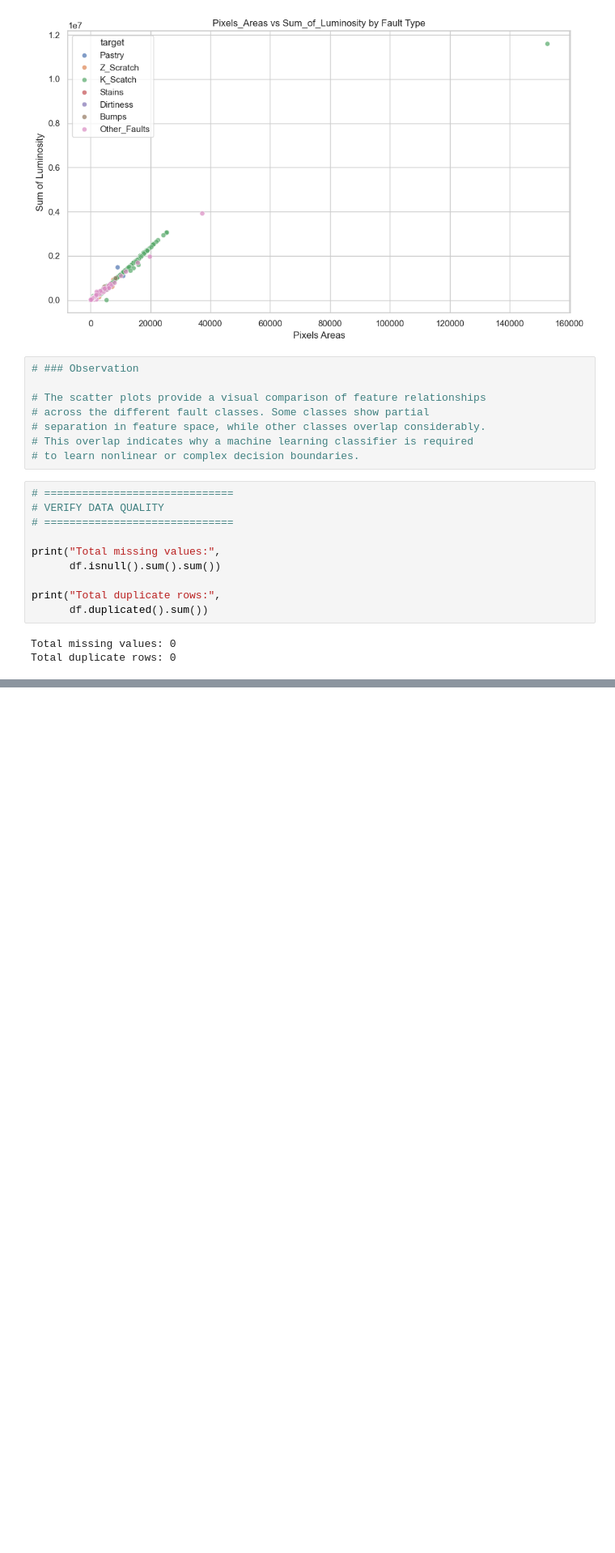
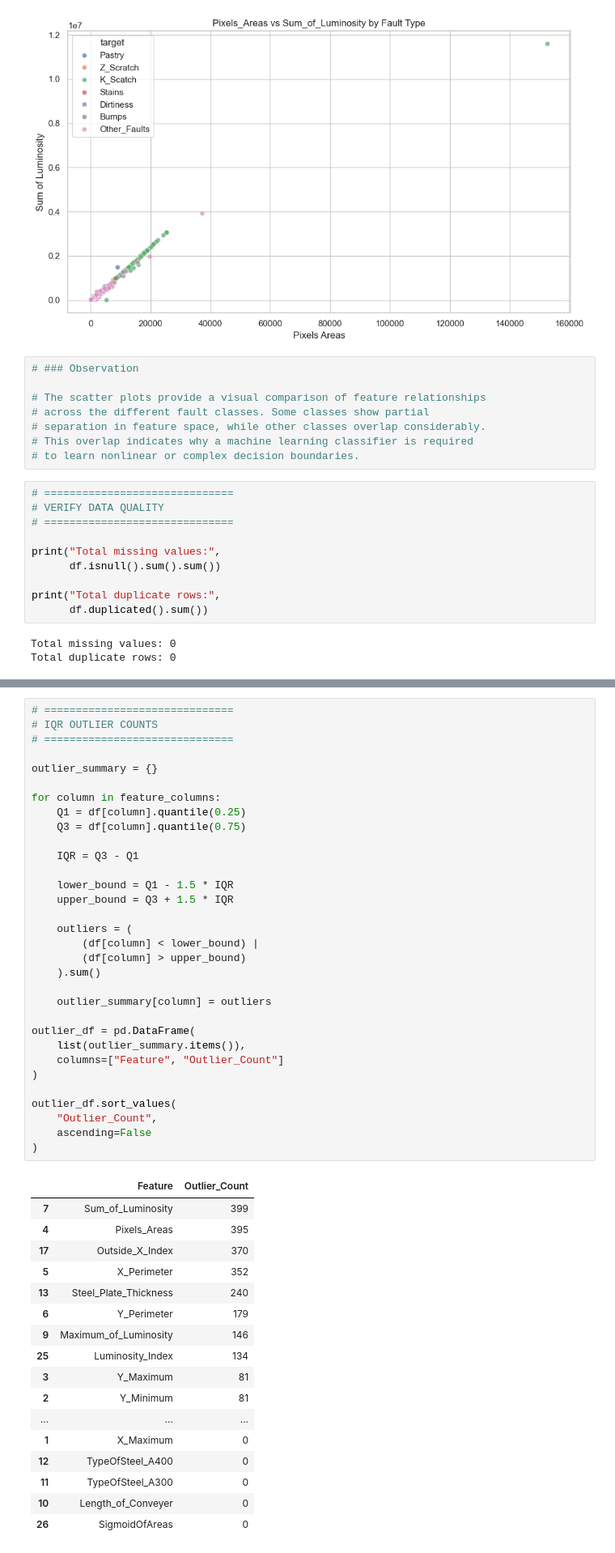
Before and after one commit to Praaneesh/PredictX_Multi_Domain_Predictive_Intelligence, a Jupyter notebook: classification.ipynb, the cells around one changed output, grey strips where cells are left out. Shown at 81% size. Drawn from its saved outputs; the diff is of its cells as text; blank space fills up the shorter version.

```diff
--- a/classification.ipynb
+++ b/classification.ipynb
@@ -427,0 +447,50 @@ Total duplicate rows: 0
+# %%
+# ==============================
+# IQR OUTLIER COUNTS
+# ==============================
+
+outlier_summary = {}
+
+for column in feature_columns:
+    Q1 = df[column].quantile(0.25)
+    Q3 = df[column].quantile(0.75)
+
+    IQR = Q3 - Q1
+
+    lower_bound = Q1 - 1.5 * IQR
+    upper_bound = Q3 + 1.5 * IQR
+
+    outliers = (
+        (df[column] < lower_bound) |
+        (df[column] > upper_bound)
+    ).sum()
+
+    outlier_summary[column] = outliers
+
+outlier_df = pd.DataFrame(
+    list(outlier_summary.items()),
+    columns=["Feature", "Outlier_Count"]
+)
+
+outlier_df.sort_values(
+    "Outlier_Count",
+    ascending=False
+)
+# %% [output]
+|  | Feature | Outlier_Count |
+| 7 | Sum_of_Luminosity | 399 |
+| 4 | Pixels_Areas | 395 |
+| 17 | Outside_X_Index | 370 |
+| 5 | X_Perimeter | 352 |
+| 13 | Steel_Plate_Thickness | 240 |
+| 6 | Y_Perimeter | 179 |
+| 9 | Maximum_of_Luminosity | 146 |
+| 25 | Luminosity_Index | 134 |
+| 3 | Y_Maximum | 81 |
+| 2 | Y_Minimum | 81 |
+| ... | ... | ... |
+| 1 | X_Maximum | 0 |
+| 12 | TypeOfSteel_A400 | 0 |
+| 11 | TypeOfSteel_A300 | 0 |
+| 10 | Length_of_Conveyer | 0 |
+| 26 | SigmoidOfAreas | 0 |
```
Also changed, not shown: parts of 1 cell of this notebook.
